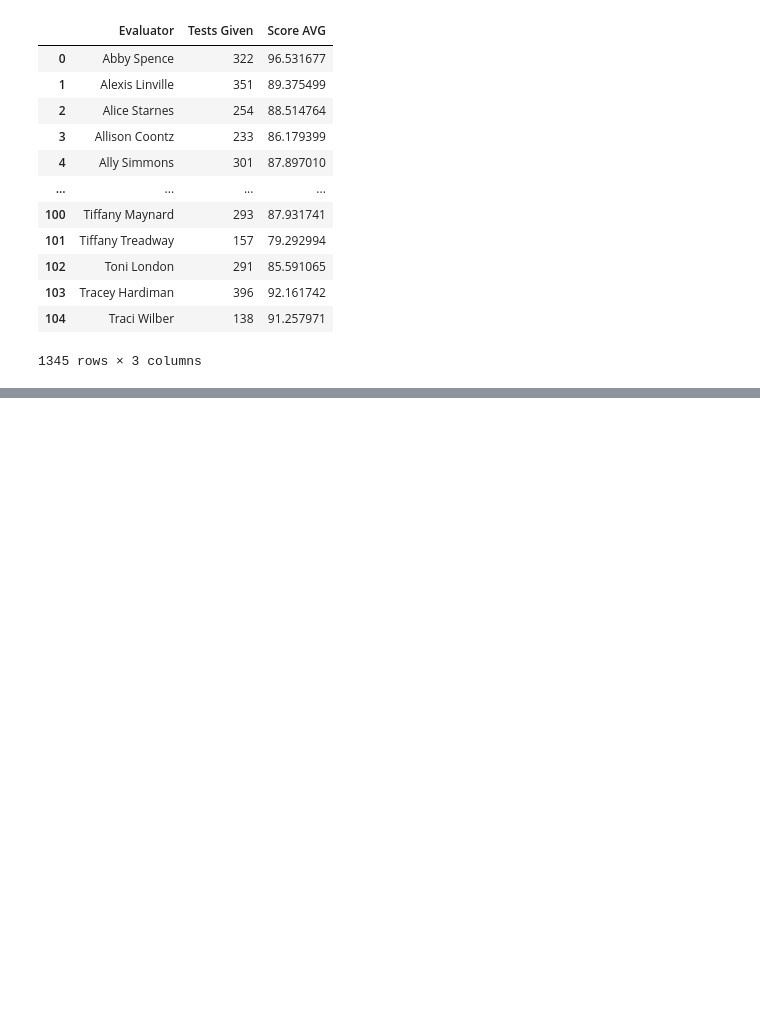
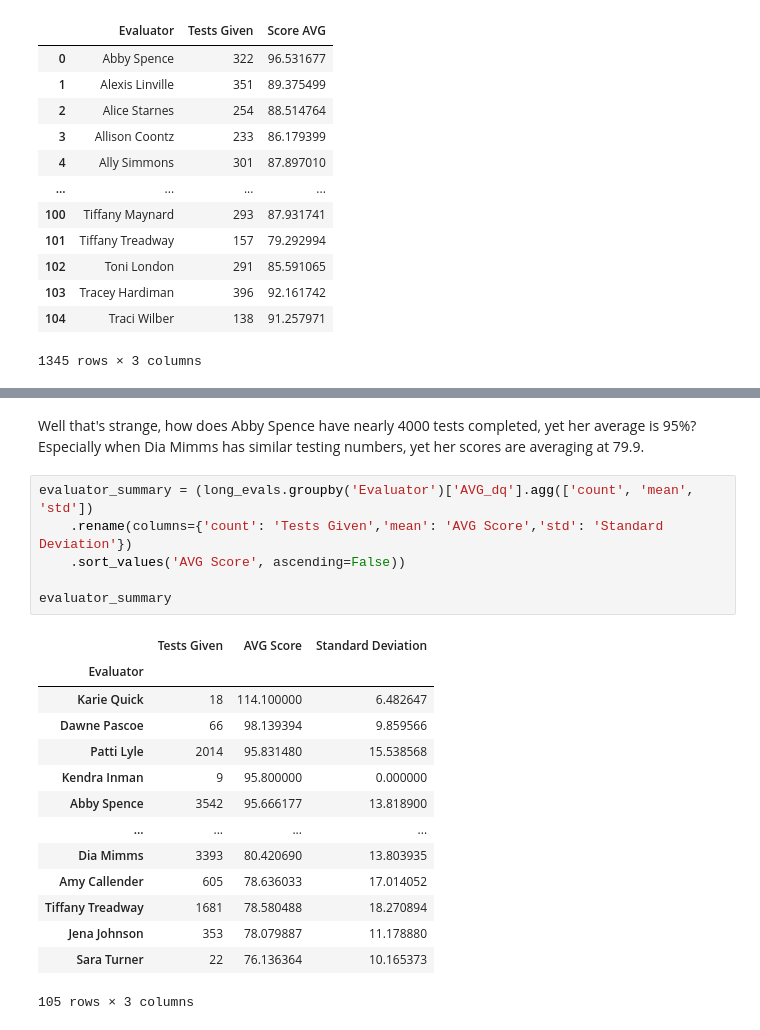
Before and after one commit to jewelamstewart-jpg/TEIS_Partner_Project, a Jupyter notebook: TEIS_Partner_Project.ipynb, the cells around one changed output, grey strips where cells are left out. Cells and saved outputs as stored; diff of their text form; blank space fills up the shorter version.

```diff
--- a/TEIS_Partner_Project.ipynb
+++ b/TEIS_Partner_Project.ipynb
@@ -647,0 +692,23 @@ evaluator_summary
+# %% [markdown]
+Well that's strange, how does Abby Spence have nearly 4000 tests completed, yet her average is 95%? Especially when Dia Mimms has similar testing numbers, yet her scores are averaging at 79.9.
+# %%
+evaluator_summary = (long_evals.groupby('Evaluator')['AVG_dq'].agg(['count', 'mean', 'std'])
+    .rename(columns={'count': 'Tests Given','mean': 'AVG Score','std': 'Standard Deviation'})
+    .sort_values('AVG Score', ascending=False))
+
+evaluator_summary
+# %% [output]
+|  | Tests Given | AVG Score | Standard Deviation |
+| Evaluator |  |  |  |
+| Karie Quick | 18 | 114.100000 | 6.482647 |
+| Dawne Pascoe | 66 | 98.139394 | 9.859566 |
+| Patti Lyle | 2014 | 95.831480 | 15.538568 |
+| Kendra Inman | 9 | 95.800000 | 0.000000 |
+| Abby Spence | 3542 | 95.666177 | 13.818900 |
+| ... | ... | ... | ... |
+| Dia Mimms | 3393 | 80.420690 | 13.803935 |
+| Amy Callender | 605 | 78.636033 | 17.014052 |
+| Tiffany Treadway | 1681 | 78.580488 | 18.270894 |
+| Jena Johnson | 353 | 78.079887 | 11.178880 |
+| Sara Turner | 22 | 76.136364 | 10.165373 |
+105 rows × 3 columns
```
Also changed, not shown: parts of 12 cells of this notebook.
